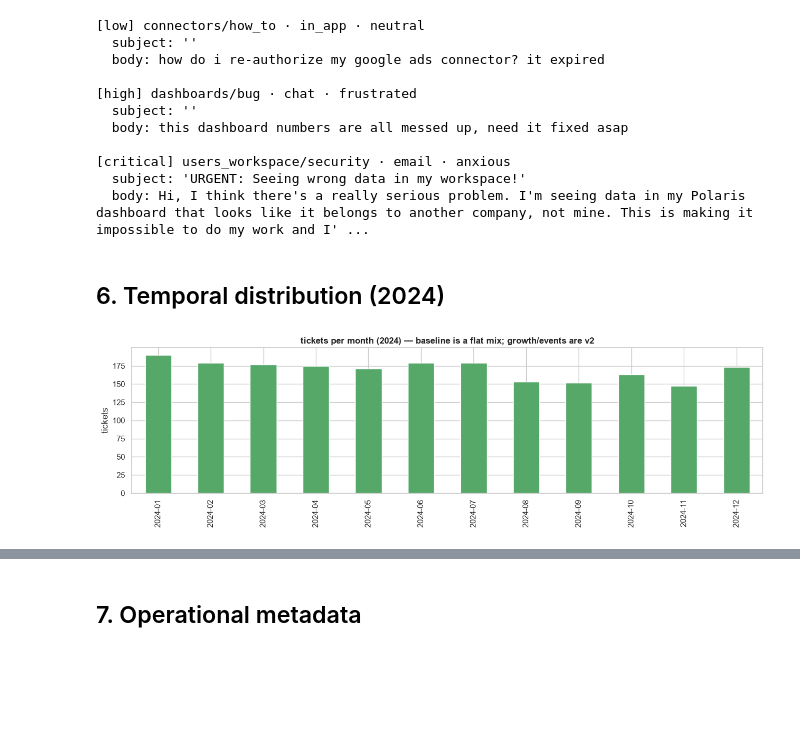
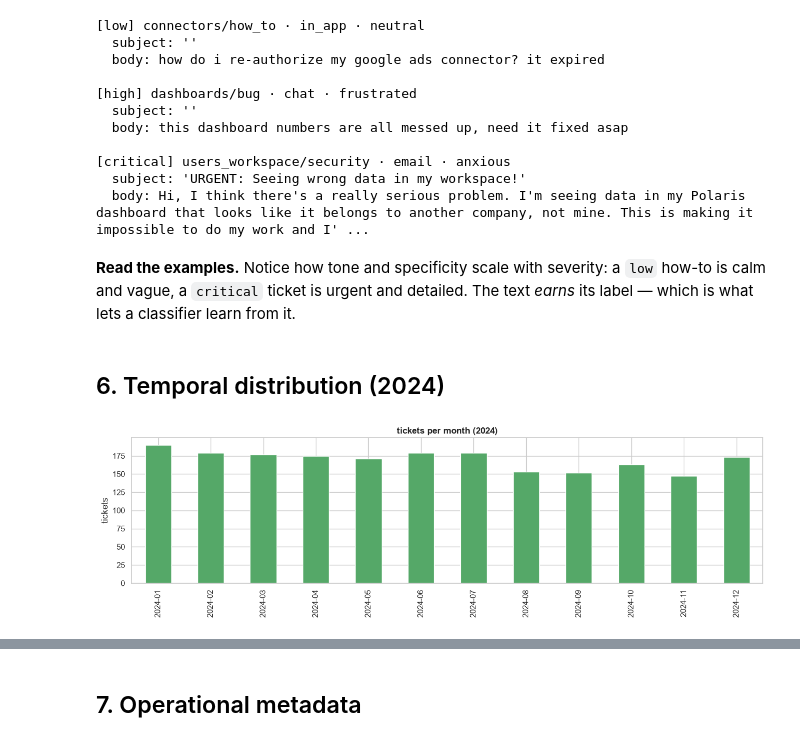
Before and after one commit to VladislavMarinovich/saas-support-rag-triage, a Jupyter notebook: notebooks/eda_synthetic.ipynb, the cells around one changed output, grey strips where cells are left out. Drawn from its saved outputs; the diff is of its cells as text; code cells hidden in the pictures; blank space fills up the shorter version.

Commit message:
docs(eda): add interpretive narration (what it shows + why it matters) after each chart

```diff
--- a/notebooks/eda_synthetic.ipynb
+++ b/notebooks/eda_synthetic.ipynb
@@ -165,14 +195,15 @@ for prio in ['low', 'high', 'critical']:
 [critical] users_workspace/security · email · anxious
   subject: 'URGENT: Seeing wrong data in my workspace!'
   body: Hi, I think there's a really serious problem. I'm seeing data in my Polaris dashboard that looks like it belongs to another company, not mine. This is making it impossible to do my work and I' ...
+# %% [markdown]
+**Read the examples.** Notice how tone and specificity scale with severity: a `low` how-to is calm and vague, a `critical` ticket is urgent and detailed. The text *earns* its label — which is what lets a classifier learn from it.
 # %% [markdown]
 ## 6. Temporal distribution (2024)
 # %%
 df['month'] = pd.to_datetime(df['created_at']).dt.to_period('M').astype(str)
 plt.figure(figsize=(13, 4))
 df['month'].value_counts().sort_index().plot(kind='bar', color='#55A868')
-plt.title('tickets per month (2024) — baseline is a flat mix; growth/events are v2',
-          fontweight='bold')
+plt.title('tickets per month (2024)', fontweight='bold')
 plt.ylabel('tickets'); plt.xlabel(''); plt.tight_layout(); plt.show()
 # %% [output]
-[figure, old version]
+[figure, new version]
```
Also changed, not shown: parts of 14 cells of this notebook.
